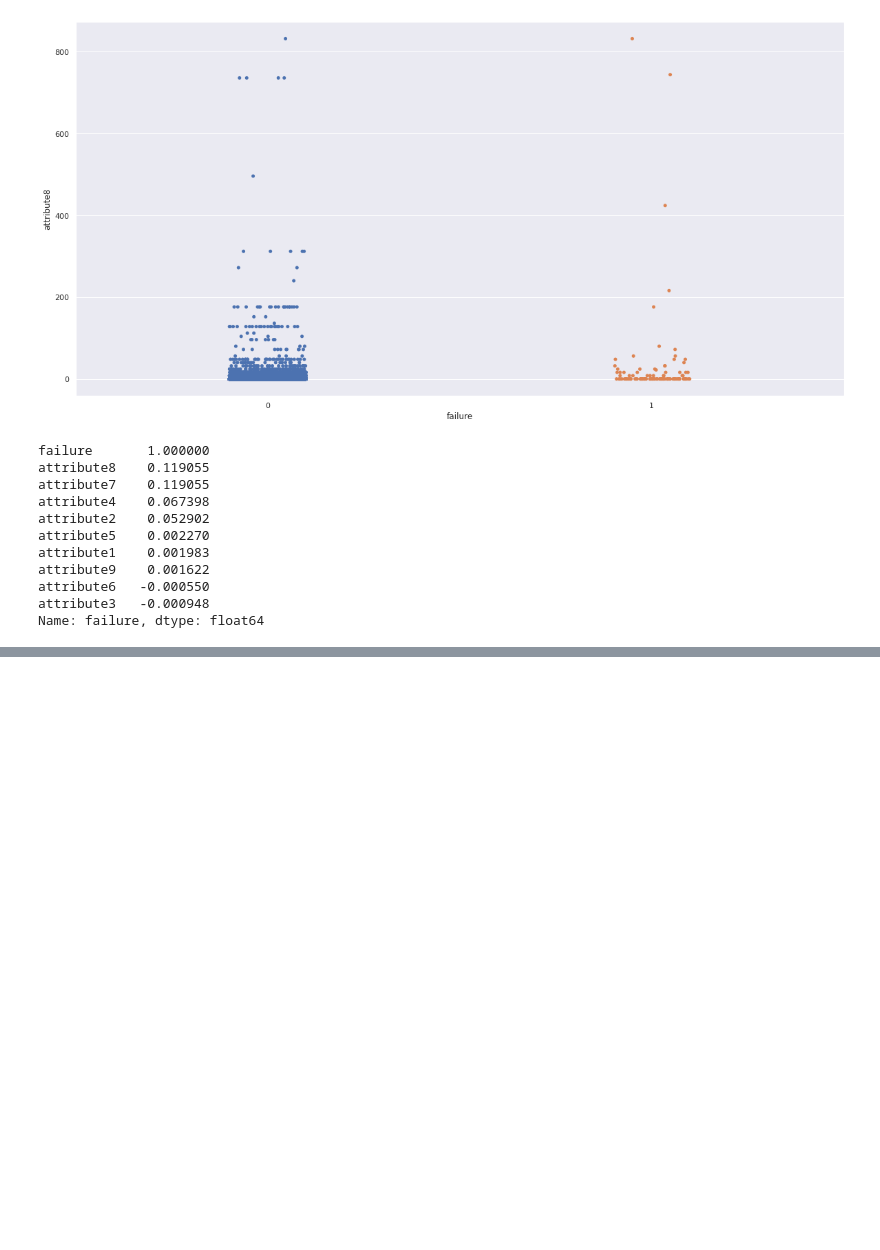
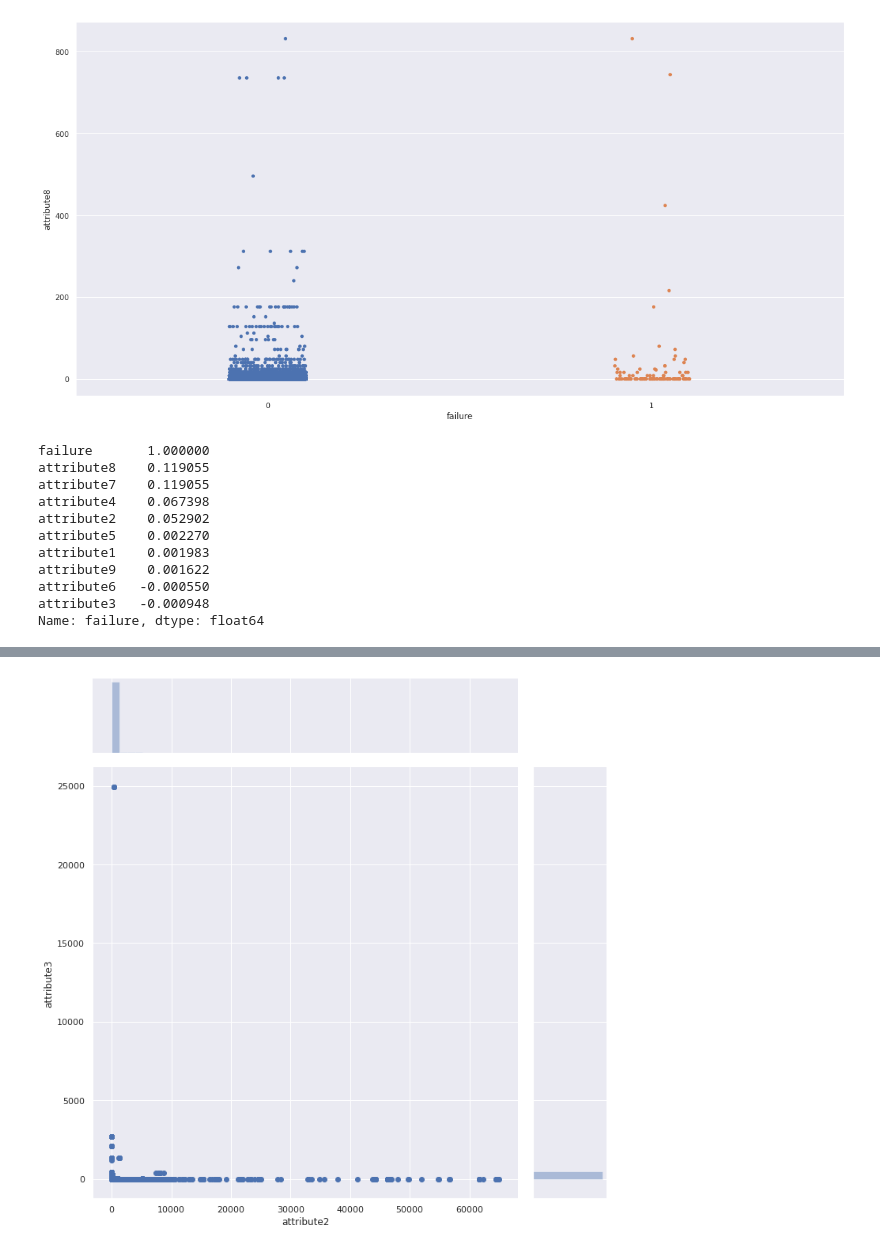
Before and after one commit to qSergio/rare_anomaly, a Jupyter notebook: anomalia/primer_acercamiento.ipynb, the cells around one changed output, grey strips where cells are left out. Saved outputs shown, nothing was run; the diff lists cells and outputs as text; code cells hidden in the pictures; blank space fills up the shorter version.

```diff
--- a/anomalia/primer_acercamiento.ipynb
+++ b/anomalia/primer_acercamiento.ipynb
@@ -115,3 +157,8 @@ devices[["attribute8", "attribute6"]].plot(bins=30, kind="hist")
+# %%
+# A seaborn jointplot shows bivariate scatterplots and univariate histograms in the same figure
+ax = sns.jointplot(x="attribute2", y="attribute3", data=devices, size=10)
+# %% [output]
+[figure, added]
 # %% [markdown]
 # Pendientes
 
```
Also changed, not shown: parts of 9 cells of this notebook.
